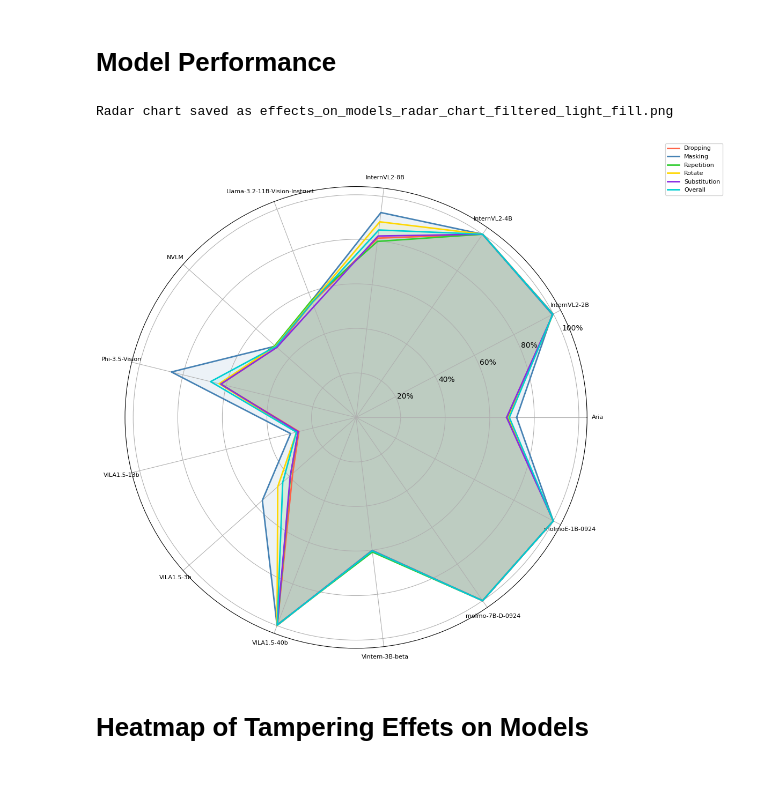
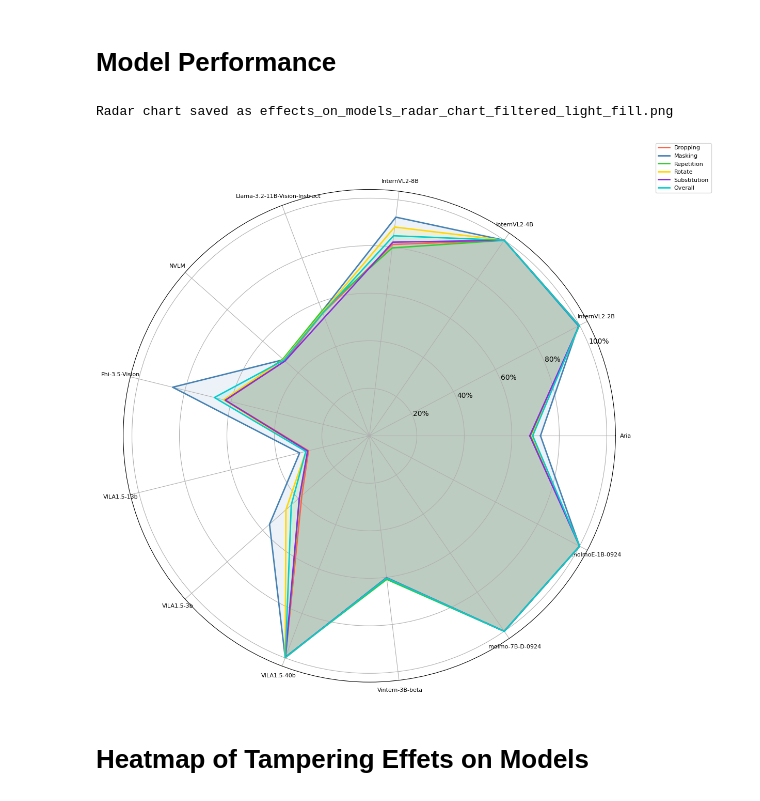
Before and after one commit to amitbcp/MVTamperBench, a Jupyter notebook: MVTamperBench_Tampering_GenerationCode.ipynb, the cells around one changed output. Saved outputs shown, nothing was run; the diff lists cells and outputs as text; code cells hidden in the pictures.

```diff
--- a/MVTamperBench_Tampering_GenerationCode.ipynb
+++ b/MVTamperBench_Tampering_GenerationCode.ipynb
@@ -474,7 +474,7 @@ models = [
     "molmo-7B-D-0924", "molmoE-1B-0924"
 ]
 
-# Example performance data for the 5 tampering effects and the overall accuracy
+#Performance data for the 5 tampering effects and the overall accuracy
 performance_data = {
     "Dropping": [67.68, 99.82, 99.97, 81.11, 55.24, 47.50, 62.42, 26.39, 38.00, 99.68, 60.26, 100.00, 100.00],
     "Masking": [72.08, 99.47, 100.00, 92.68, 56.13, 48.29, 85.34, 30.24, 56.16, 99.95, 60.11, 100.00, 100.00],
@@ -491,35 +491,35 @@ angles += angles[:1]  # Complete the loop
 
 # Initialize the radar chart
 fig, ax = plt.subplots(figsize=(12, 12), subplot_kw=dict(polar=True))
 
 # Colors for each effect
 colors = ['#FF6347', '#4682B4', '#32CD32', '#FFD700', '#8A2BE2', '#00CED1']
 
 # Plot each effect for each model
 for i, effect in enumerate(effects):
     values = [performance_data[effect][j] for j in range(num_models)]
     values += values[:1]  # Complete the loop
     ax.plot(angles, values, label=effect, linewidth=2, color=colors[i % len(colors)])  # Darker line color
     ax.fill(angles, values, alpha=0.1, color=colors[i % len(colors)])  # Lighter fill color
 
 # Customize the radar chart
 ax.set_yticks([20, 40, 60, 80, 100])
 ax.set_yticklabels(['20%', '40%', '60%', '80%', '100%'], fontsize=10)
 ax.set_xticks(angles[:-1])
 ax.set_xticklabels(models, fontsize=8)
 
 
 # Add a legend
-ax.legend(loc="upper right", bbox_to_anchor=(1.3, 1.1), fontsize=8)
+ax.legend(loc="upper right", bbox_to_anchor=(1.2, 1.1), fontsize=8)
 
 # Save the chart as a high-resolution image
 output_file = "effects_on_models_radar_chart_filtered_light_fill.png"
 plt.tight_layout()
 plt.savefig(output_file, dpi=300)
 print(f"Radar chart saved as {output_file}")
 # %% [output]
 Radar chart saved as effects_on_models_radar_chart_filtered_light_fill.png
-[figure, old version]
+[figure, new version]
 # %% [markdown]
 # Heatmap of Tampering Effets on Models
 # %%
```
Also changed, not shown: parts of 1 cell of this notebook.
